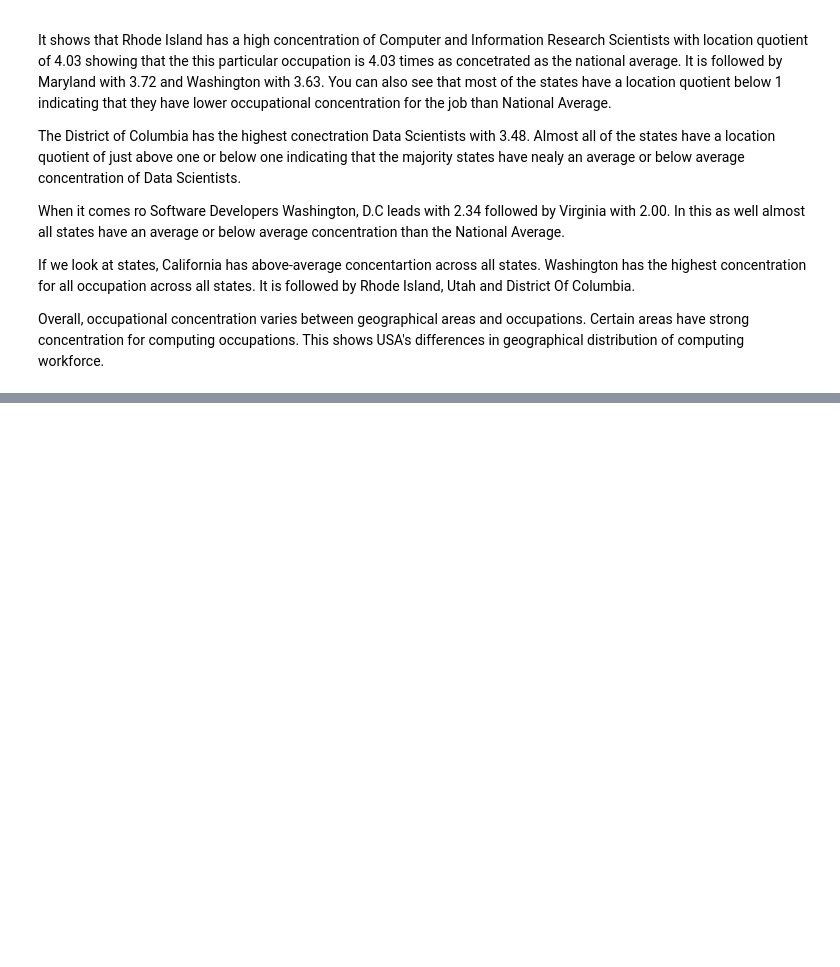
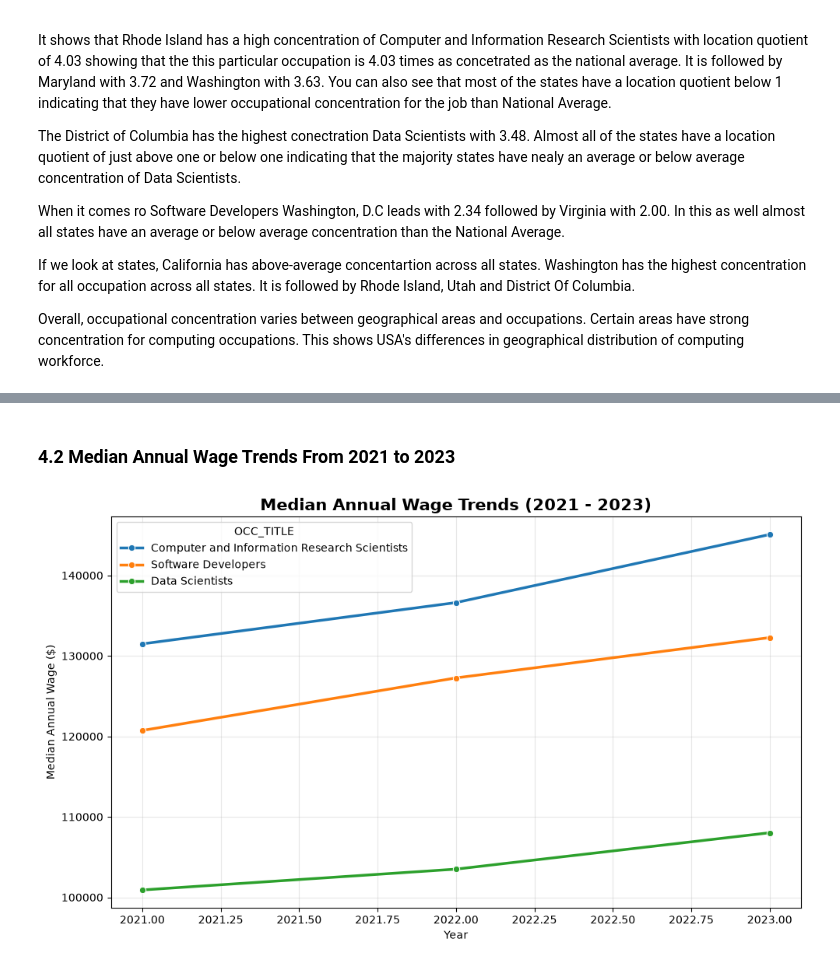
Before and after one commit to 2024635/CA1-Data-Visualisation-and-Communication-2024635, a Jupyter notebook: CA1-Data-Visualisation-and-Communication.ipynb, the cells around one changed output, grey strips where cells are left out. Drawn from its saved outputs; the diff is of its cells as text; code cells hidden in the pictures; blank space fills up the shorter version.

```diff
--- a/CA1-Data-Visualisation-and-Communication.ipynb
+++ b/CA1-Data-Visualisation-and-Communication.ipynb
@@ -989,0 +1071,11 @@ Overall, occupational concentration varies between geographical areas and occupa
+# %%
+#Convert wages and employment to numeric
+national_trend["TOT_EMP"] =pd.to_numeric(
+     national_trend["TOT_EMP"],
+     errors = "coerce"
+)
+
+national_trend["A_MEDIAN"] = pd.to_numeric(
+    national_trend["A_MEDIAN"],
+    errors = "coerce"
+)
@@ -989,0 +1093,5 @@ Overall, occupational concentration varies between geographical areas and occupa
+# %%
+# Create a clean copy by removing missing employment values
+national_trend_clean = national_trend.dropna(
+    subset = ["TOT_EMP"]
+).copy()
@@ -989,0 +1144,31 @@ Overall, occupational concentration varies between geographical areas and occupa
+# %% [markdown]
+### 4.2 Median Annual Wage Trends From 2021 to 2023
+# %%
+# Create a line chart showing the median annual wage trends from 2021 to 2023
+plt.figure(figsize = (10,6))
+
+sns.lineplot(
+    data = national_trend_clean,
+    x = "YEAR",
+    y = "A_MEDIAN",
+    hue = "OCC_TITLE",
+    marker = "o",
+    linewidth = 2.5
+)
+
+plt.title(
+    "Median Annual Wage Trends (2021 - 2023)",
+    fontsize = 15,
+    fontweight = "bold"
+)
+
+plt.xlabel("Year")
+plt.ylabel("Median Annual Wage ($)")
+
+# Grid Lines
+plt.grid(alpha = 0.3)
+
+plt.tight_layout()
+plt.show()
+# %% [output]
+[figure, added]
```
Also changed, not shown: parts of 16 cells of this notebook, 2 other files.
